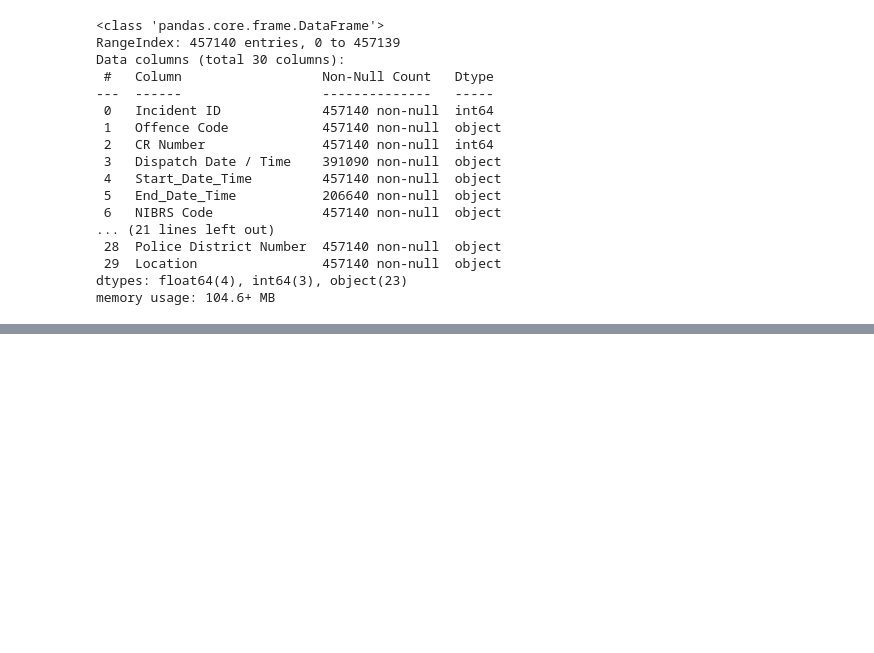
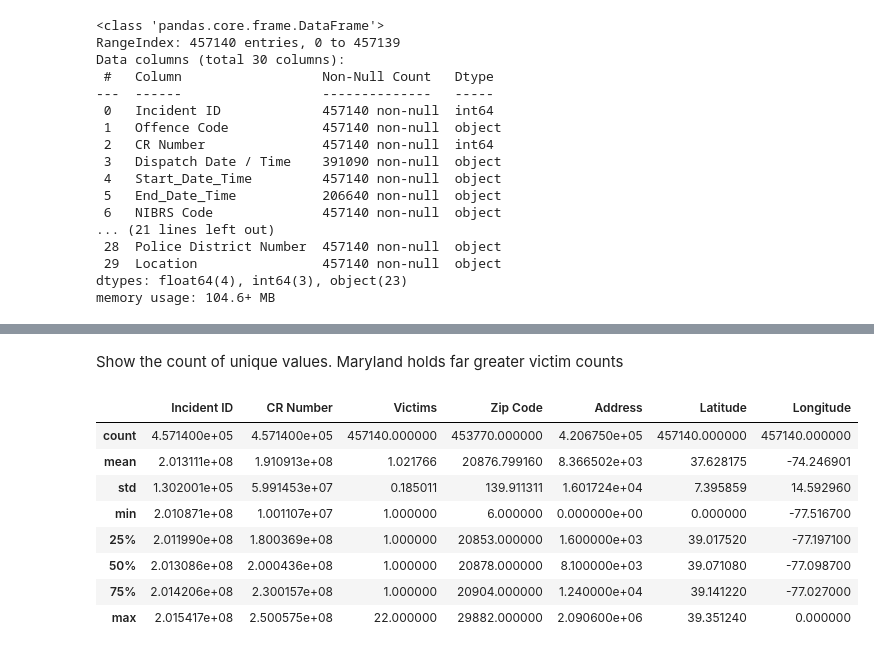
Before and after one commit to maddygaudio5/IA340-2025, a Jupyter notebook: lab2.ipynb, the cells around one changed output, grey strips where cells are left out. Drawn from its saved outputs; the diff is of its cells as text; code cells hidden in the pictures; blank space fills up the shorter version.

```diff
--- a/lab2.ipynb
+++ b/lab2.ipynb
@@ -152,0 +164,15 @@ Series([], Name: count, dtype: int64)
+# %% [markdown]
+Show the count of unique values. Maryland holds far greater victim counts
+# %%
+df[df['Street Type']=='RD']
+df.describe()
+# %% [output]
+|  | Incident ID | CR Number | Victims | Zip Code | Address | Latitude | Longitude |
+| count | 4.571400e+05 | 4.571400e+05 | 457140.000000 | 453770.000000 | 4.206750e+05 | 457140.000000 | 457140.000000 |
+| mean | 2.013111e+08 | 1.910913e+08 | 1.021766 | 20876.799160 | 8.366502e+03 | 37.628175 | -74.246901 |
+| std | 1.302001e+05 | 5.991453e+07 | 0.185011 | 139.911311 | 1.601724e+04 | 7.395859 | 14.592960 |
+| min | 2.010871e+08 | 1.001107e+07 | 1.000000 | 6.000000 | 0.000000e+00 | 0.000000 | -77.516700 |
+| 25% | 2.011990e+08 | 1.800369e+08 | 1.000000 | 20853.000000 | 1.600000e+03 | 39.017520 | -77.197100 |
+| 50% | 2.013086e+08 | 2.000436e+08 | 1.000000 | 20878.000000 | 8.100000e+03 | 39.071080 | -77.098700 |
+| 75% | 2.014206e+08 | 2.300157e+08 | 1.000000 | 20904.000000 | 1.240000e+04 | 39.141220 | -77.027000 |
+| max | 2.015417e+08 | 2.500575e+08 | 22.000000 | 29882.000000 | 2.090600e+06 | 39.351240 | 0.000000 |
```
Also changed, not shown: parts of 32 cells of this notebook.
